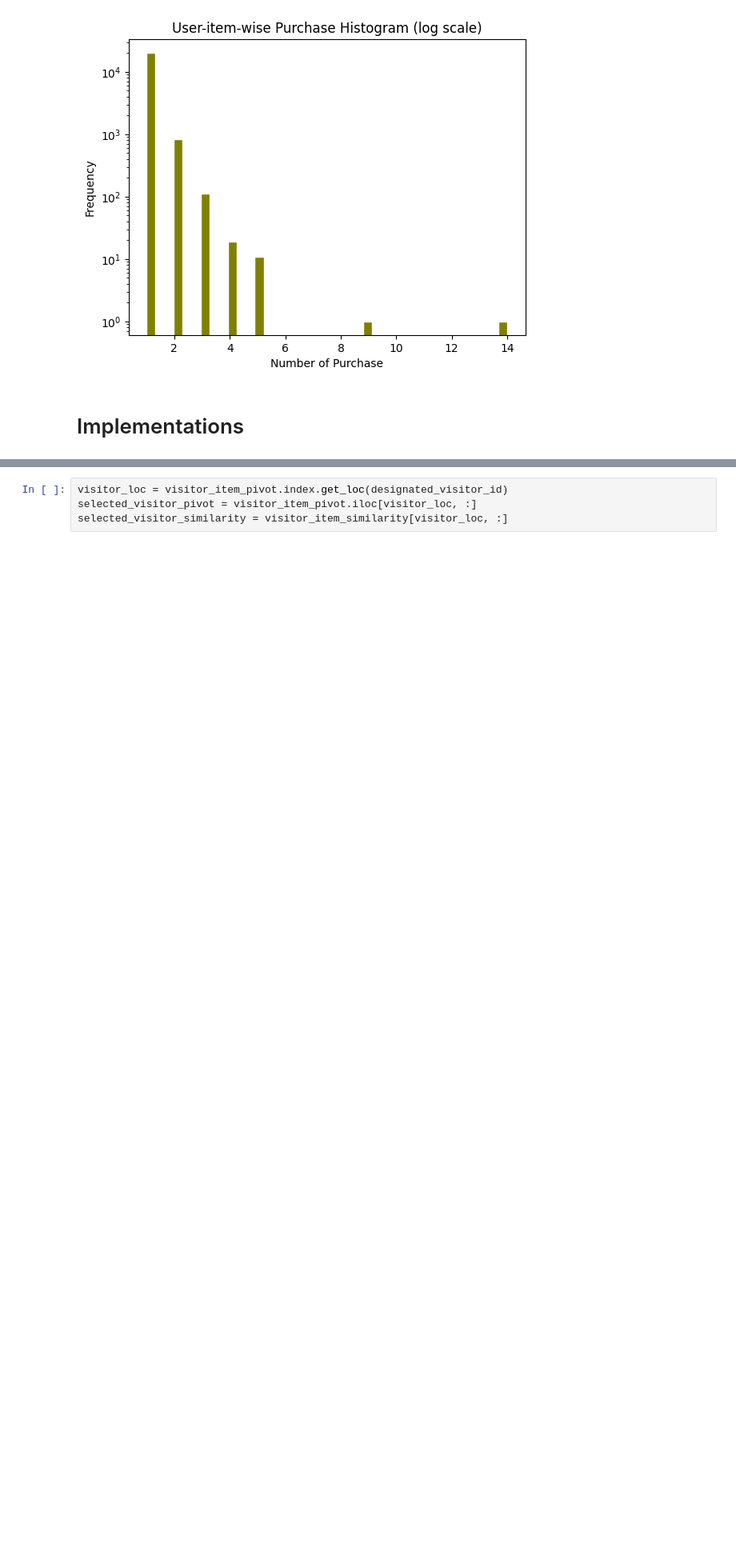
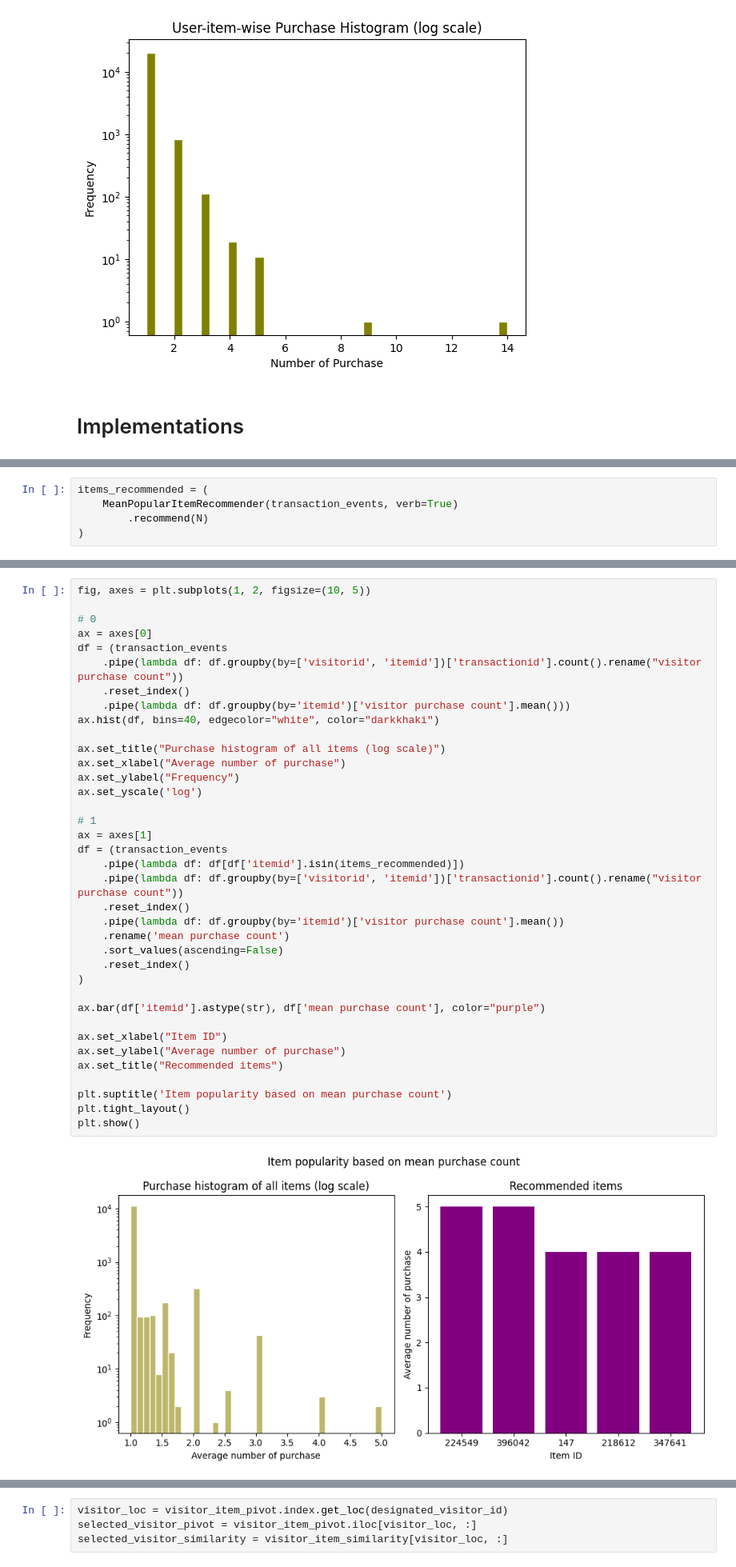
Before and after one commit to matthew-balogh/recommendation-systems-project, a Jupyter notebook: project.ipynb, the cells around one changed output, grey strips where cells are left out. Shown at 80% size. Drawn from its saved outputs; the diff is of its cells as text; blank space fills up the shorter version.

```diff
--- a/project.ipynb
+++ b/project.ipynb
@@ -178,0 +287,5 @@ assert transaction_events[transaction_events['visitorid'] == designated_visitor_
+# %%
+items_recommended = (
+    MeanPopularItemRecommender(transaction_events, verb=True)
+        .recommend(N)
+)
@@ -178,0 +300,39 @@ assert transaction_events[transaction_events['visitorid'] == designated_visitor_
+# %%
+fig, axes = plt.subplots(1, 2, figsize=(10, 5))
+
+# 0
+ax = axes[0]
+df = (transaction_events
+    .pipe(lambda df: df.groupby(by=['visitorid', 'itemid'])['transactionid'].count().rename("visitor purchase count"))
+    .reset_index()
+    .pipe(lambda df: df.groupby(by='itemid')['visitor purchase count'].mean()))
+ax.hist(df, bins=40, edgecolor="white", color="darkkhaki")
+
+ax.set_title("Purchase histogram of all items (log scale)")
+ax.set_xlabel("Average number of purchase")
+ax.set_ylabel("Frequency")
+ax.set_yscale('log')
+
+# 1
+ax = axes[1]
+df = (transaction_events
+    .pipe(lambda df: df[df['itemid'].isin(items_recommended)])
+    .pipe(lambda df: df.groupby(by=['visitorid', 'itemid'])['transactionid'].count().rename("visitor purchase count"))
+    .reset_index()
+    .pipe(lambda df: df.groupby(by='itemid')['visitor purchase count'].mean())
+    .rename('mean purchase count')
+    .sort_values(ascending=False)
+    .reset_index()
+)
+
+ax.bar(df['itemid'].astype(str), df['mean purchase count'], color="purple")
+
+ax.set_xlabel("Item ID")
+ax.set_ylabel("Average number of purchase")
+ax.set_title("Recommended items")
+
+plt.suptitle('Item popularity based on mean purchase count')
+plt.tight_layout()
+plt.show()
+# %% [output]
+[figure, added]
```
Also changed, not shown: parts of 40 cells of this notebook.
